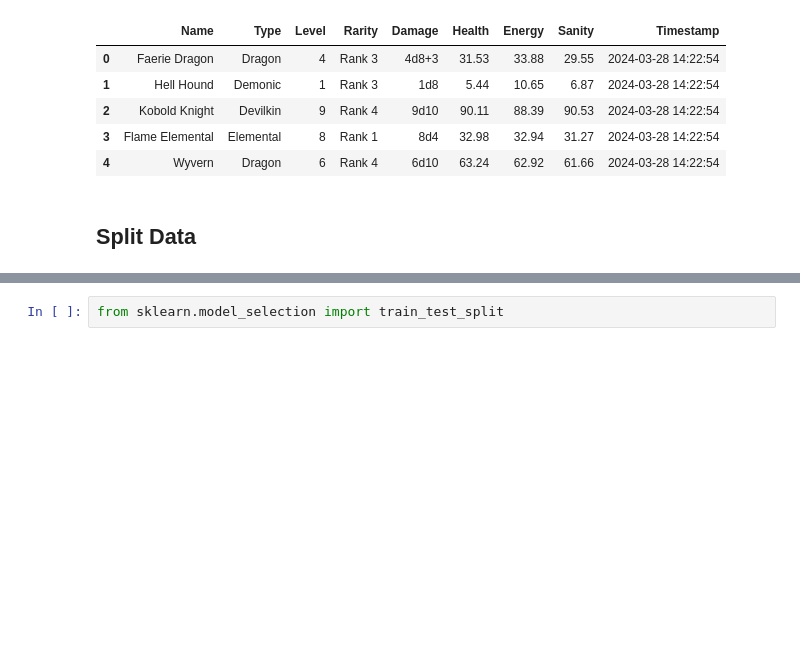
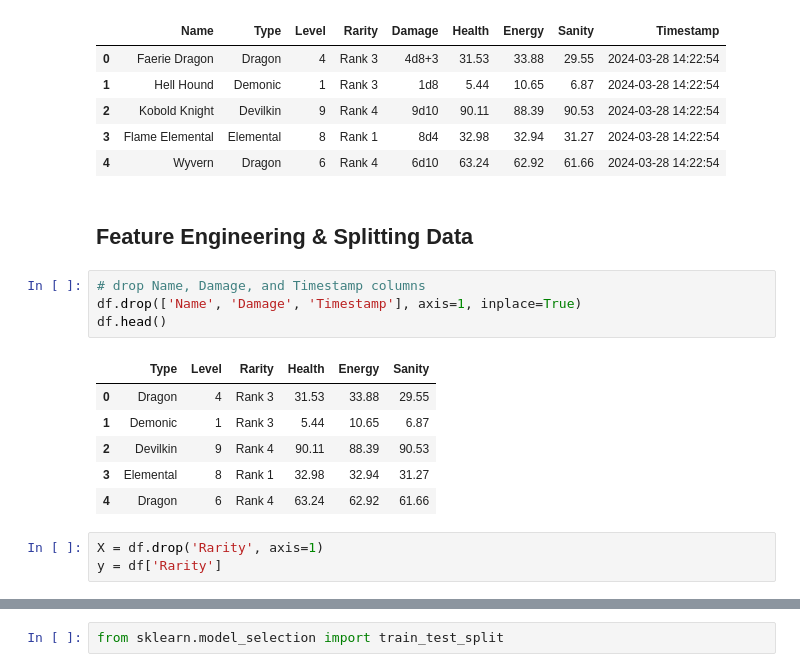
Before and after one commit to anthonystansall/BandersnatchStarter, a Jupyter notebook: notebooks/ML Model Testing.ipynb, the cells around one changed output, grey strips where cells are left out. Drawn from its saved outputs; the diff is of its cells as text; blank space fills up the shorter version.

```diff
--- a/notebooks/ML Model Testing.ipynb
+++ b/notebooks/ML Model Testing.ipynb
@@ -17,5 +19,19 @@ df.head()
 | 2 | Kobold Knight | Devilkin | 9 | Rank 4 | 9d10 | 90.11 | 88.39 | 90.53 | 2024-03-28 14:22:54 |
 | 3 | Flame Elemental | Elemental | 8 | Rank 1 | 8d4 | 32.98 | 32.94 | 31.27 | 2024-03-28 14:22:54 |
 | 4 | Wyvern | Dragon | 6 | Rank 4 | 6d10 | 63.24 | 62.92 | 61.66 | 2024-03-28 14:22:54 |
-# %% [markdown]
-## Split Data
+# %% [markdown]
+## Feature Engineering & Splitting Data
+# %%
+# drop Name, Damage, and Timestamp columns
+df.drop(['Name', 'Damage', 'Timestamp'], axis=1, inplace=True)
+df.head()
+# %% [output]
+|  | Type | Level | Rarity | Health | Energy | Sanity |
+| 0 | Dragon | 4 | Rank 3 | 31.53 | 33.88 | 29.55 |
+| 1 | Demonic | 1 | Rank 3 | 5.44 | 10.65 | 6.87 |
+| 2 | Devilkin | 9 | Rank 4 | 90.11 | 88.39 | 90.53 |
+| 3 | Elemental | 8 | Rank 1 | 32.98 | 32.94 | 31.27 |
+| 4 | Dragon | 6 | Rank 4 | 63.24 | 62.92 | 61.66 |
+# %%
+X = df.drop('Rarity', axis=1)
+y = df['Rarity']
```
Also changed, not shown: parts of 17 cells of this notebook, 1 other file.
